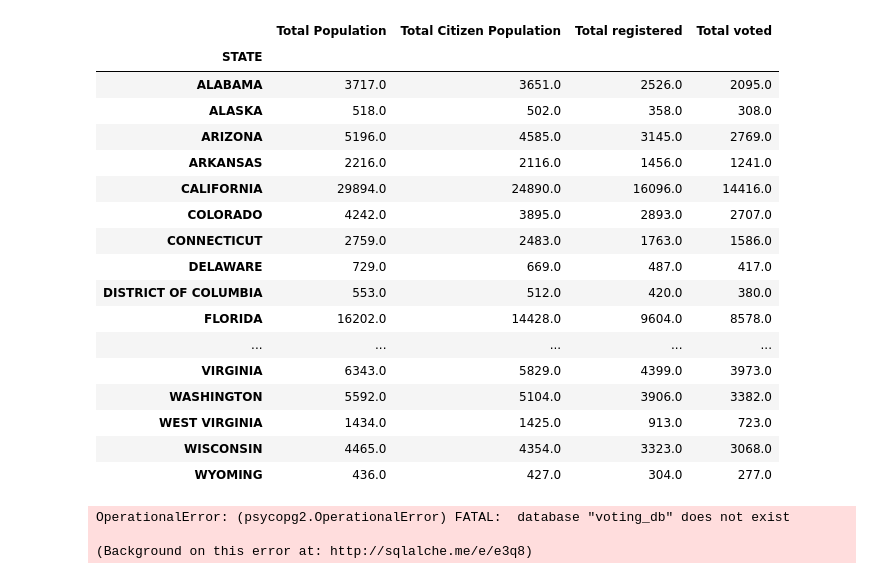
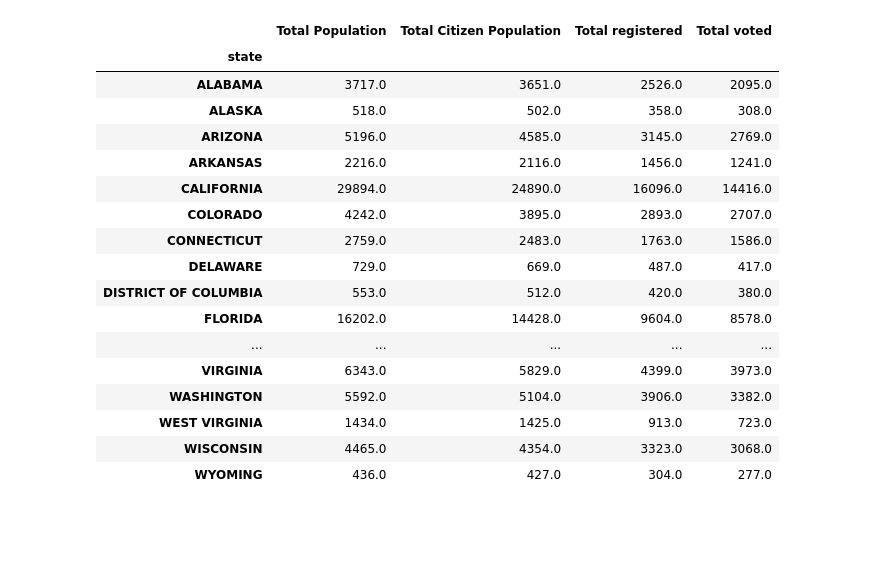
Before and after one commit to janejanejam/database-dragons, a Jupyter notebook: vote_reg.ipynb, the cells around one changed output. Cells and saved outputs as stored; diff of their text form; code cells hidden in the pictures; blank space fills up the shorter version.

```diff
--- a/vote_reg.ipynb
+++ b/vote_reg.ipynb
@@ -4,31 +6,31 @@ from sqlalchemy import create_engine
 # %%
-vote_reg_df = pd.read_csv("voting_registration.csv")
+vote_reg_df.rename(columns={"STATE": "state"}, inplace=True)
 
-vote_reg_df.set_index('STATE', inplace=True)
+vote_reg_df.set_index('state', inplace=True)
 
 vote_reg_df.drop('UNITED STATES', axis=0, inplace=True)
 
 vote_reg_df_cleaned=vote_reg_df[['Total Population', 'Total Citizen Population', 'Total registered', 'Total voted']]
 
 v_number=vote_reg_df_cleaned.apply(lambda x: x.str.replace(',', '').astype(float), axis=1)
+
+v_number.apply(pd.to_numeric, errors='coerce')
+# %% [output]
+|  | Total Population | Total Citizen Population | Total registered | Total voted |
+| state |  |  |  |  |
+| ALABAMA | 3717.0 | 3651.0 | 2526.0 | 2095.0 |
+| ALASKA | 518.0 | 502.0 | 358.0 | 308.0 |
+| ARIZONA | 5196.0 | 4585.0 | 3145.0 | 2769.0 |
+| ARKANSAS | 2216.0 | 2116.0 | 1456.0 | 1241.0 |
+| CALIFORNIA | 29894.0 | 24890.0 | 16096.0 | 14416.0 |
+| COLORADO | 4242.0 | 3895.0 | 2893.0 | 2707.0 |
+| CONNECTICUT | 2759.0 | 2483.0 | 1763.0 | 1586.0 |
+| DELAWARE | 729.0 | 669.0 | 487.0 | 417.0 |
+| DISTRICT OF COLUMBIA | 553.0 | 512.0 | 420.0 | 380.0 |
+| FLORIDA | 16202.0 | 14428.0 | 9604.0 | 8578.0 |
+| ... | ... | ... | ... | ... |
+| VIRGINIA | 6343.0 | 5829.0 | 4399.0 | 3973.0 |
+| WASHINGTON | 5592.0 | 5104.0 | 3906.0 | 3382.0 |
+| WEST VIRGINIA | 1434.0 | 1425.0 | 913.0 | 723.0 |
+| WISCONSIN | 4465.0 | 4354.0 | 3323.0 | 3068.0 |
+| WYOMING | 436.0 | 427.0 | 304.0 | 277.0 |
-# %%
-v_number.apply(pd.to_numeric, errors='coerce')
-# %% [output]
-|  | Total Population | Total Citizen Population | Total registered | Total voted |
-| STATE |  |  |  |  |
-| ALABAMA | 3717.0 | 3651.0 | 2526.0 | 2095.0 |
-| ALASKA | 518.0 | 502.0 | 358.0 | 308.0 |
-| ARIZONA | 5196.0 | 4585.0 | 3145.0 | 2769.0 |
-| ARKANSAS | 2216.0 | 2116.0 | 1456.0 | 1241.0 |
-| CALIFORNIA | 29894.0 | 24890.0 | 16096.0 | 14416.0 |
-| COLORADO | 4242.0 | 3895.0 | 2893.0 | 2707.0 |
-| CONNECTICUT | 2759.0 | 2483.0 | 1763.0 | 1586.0 |
-| DELAWARE | 729.0 | 669.0 | 487.0 | 417.0 |
-| DISTRICT OF COLUMBIA | 553.0 | 512.0 | 420.0 | 380.0 |
-| FLORIDA | 16202.0 | 14428.0 | 9604.0 | 8578.0 |
-| ... | ... | ... | ... | ... |
-| VIRGINIA | 6343.0 | 5829.0 | 4399.0 | 3973.0 |
-| WASHINGTON | 5592.0 | 5104.0 | 3906.0 | 3382.0 |
-| WEST VIRGINIA | 1434.0 | 1425.0 | 913.0 | 723.0 |
-| WISCONSIN | 4465.0 | 4354.0 | 3323.0 | 3068.0 |
-| WYOMING | 436.0 | 427.0 | 304.0 | 277.0 |
@@ -44,6 +36,0 @@ engine = create_engine(f'postgresql://postgres:password@localhost:5432/voting_db
-# %%
-engine.table_names()
-# %% [output]
-OperationalError: (psycopg2.OperationalError) FATAL:  database "voting_db" does not exist
-
-(Background on this error at: http://sqlalche.me/e/e3q8)
```
Also changed, not shown: parts of 6 cells of this notebook, 2 other files.
